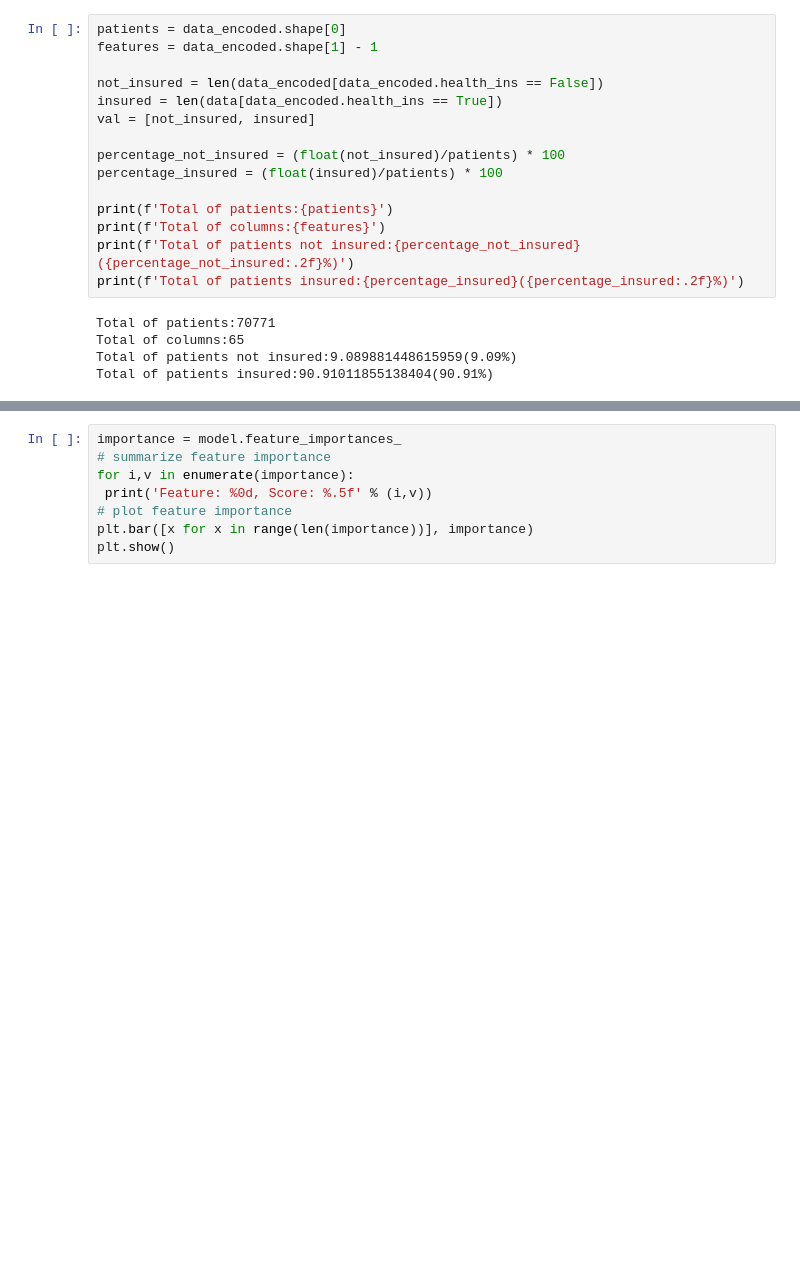
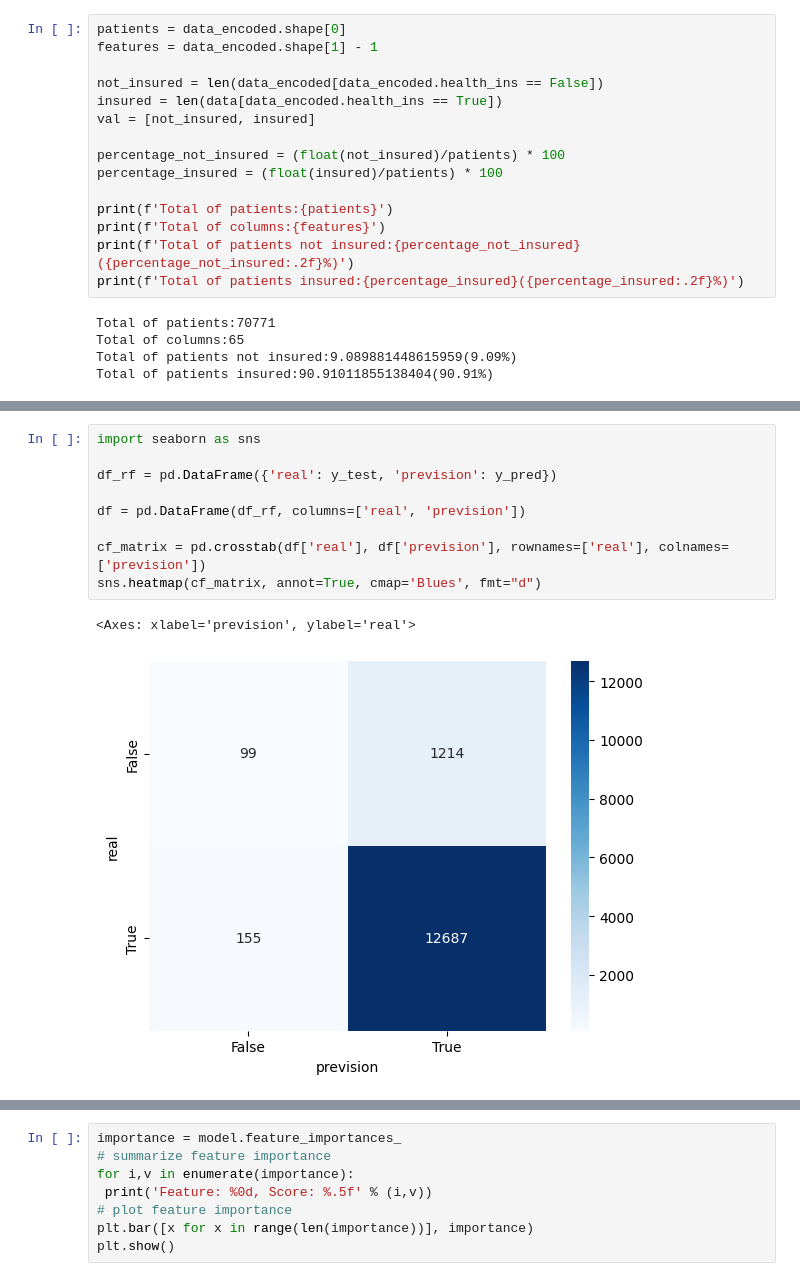
Before and after one commit to joaopecomonteiro/trabalho_ids, a Jupyter notebook: joao_playground.ipynb, the cells around one changed output, grey strips where cells are left out. Saved outputs shown, nothing was run; the diff lists cells and outputs as text; blank space fills up the shorter version.

```diff
--- a/joao_playground.ipynb
+++ b/joao_playground.ipynb
@@ -335,0 +443,12 @@ Accuracy: 0.90
+# %%
+import seaborn as sns
+
+df_rf = pd.DataFrame({'real': y_test, 'prevision': y_pred})
+
+df = pd.DataFrame(df_rf, columns=['real', 'prevision'])
+
+cf_matrix = pd.crosstab(df['real'], df['prevision'], rownames=['real'], colnames=['prevision'])
+sns.heatmap(cf_matrix, annot=True, cmap='Blues', fmt="d")
+# %% [output]
+<Axes: xlabel='prevision', ylabel='real'>
+[figure, added]
```
Also changed, not shown: parts of 13 cells of this notebook.
